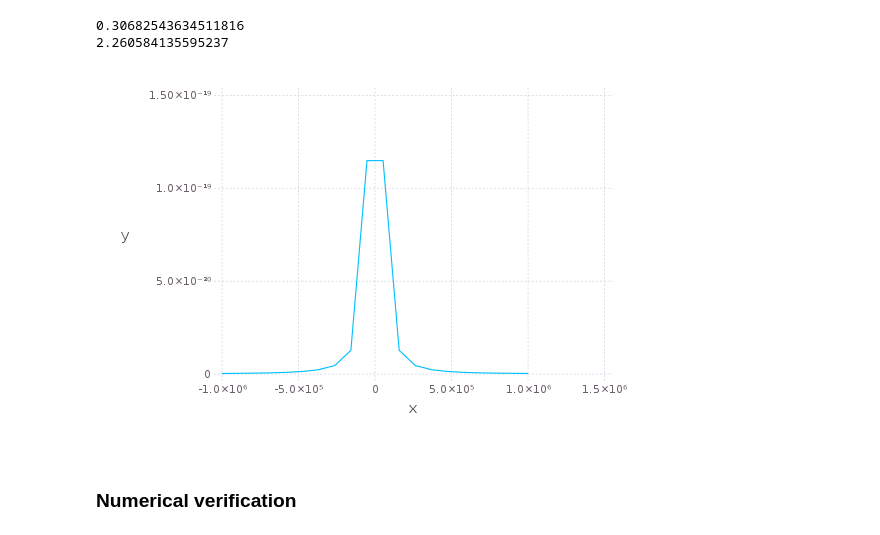
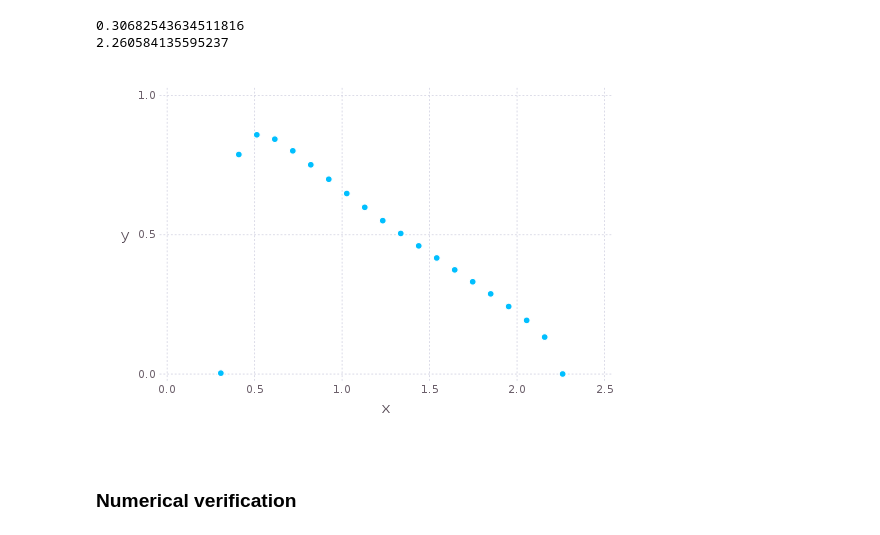
Before and after one commit to ganguli-lab/single-trial, a Jupyter notebook: AR MP.ipynb, the cells around one changed output. Drawn from its saved outputs; the diff is of its cells as text; code cells hidden in the pictures.

```diff
--- a/AR MP.ipynb
+++ b/AR MP.ipynb
@@ -43,10 +43,10 @@ println(u);
 2.260584135595237
 # %%
 spec = spectrum(model)
-x = linspace(l + 1e6, u - 1e6, 20)
-plot(x=x, y=map(spec, x), Geom.line)
+x = linspace(l + 1e-6, u - 1e-6, 20)
+plot(x=x, y=map(spec, x), Geom.point)
 # %% [output]
-[figure, old version]
+[figure, new version]
 # %% [markdown]
 ### Numerical verification
 # %%
```
Also changed, not shown: 1 other file.
